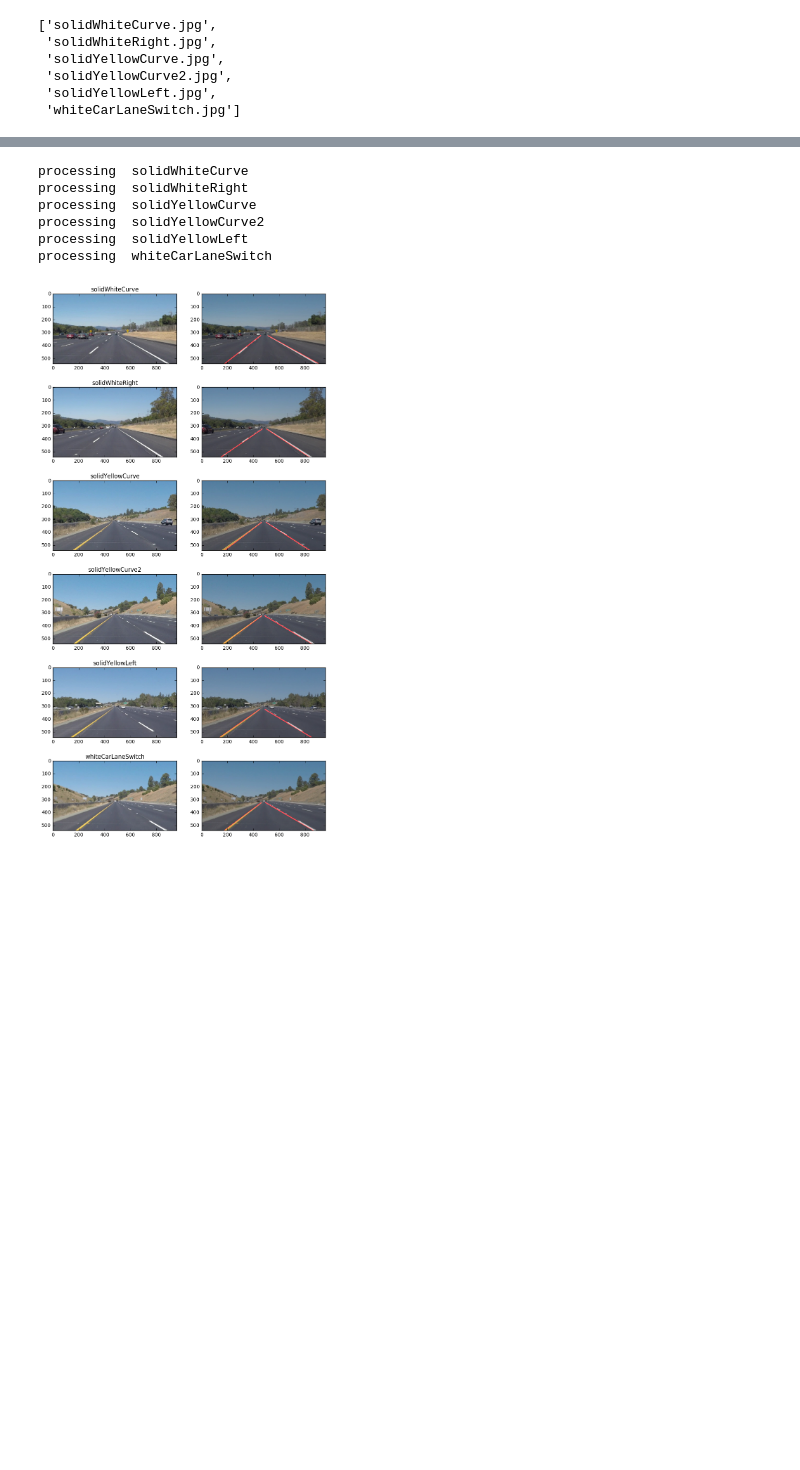
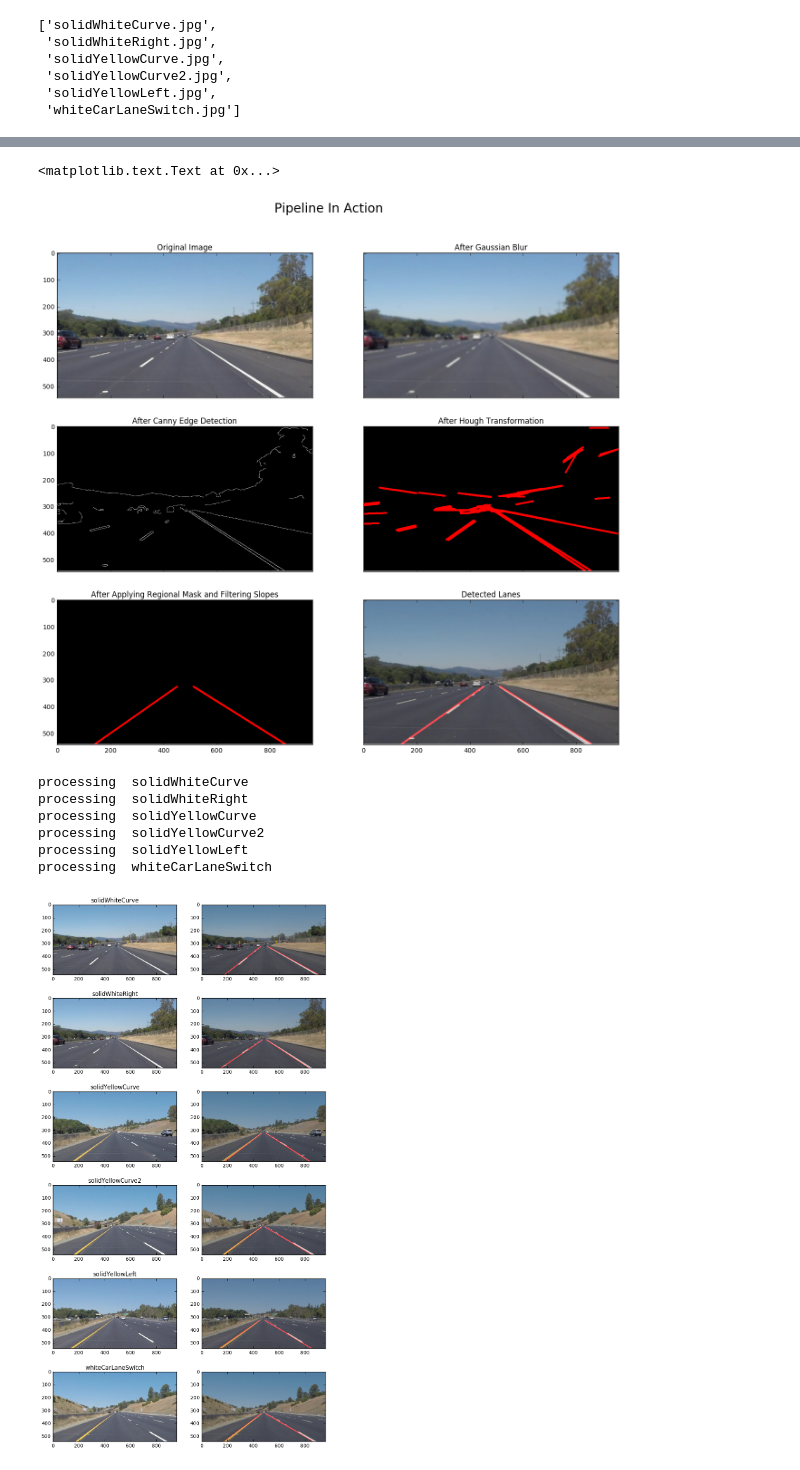
Before and after one commit to itoyjakra/Udacity_CarND, a Jupyter notebook: Term1/Project1/Lane_Detection.ipynb, the cells around one changed output, grey strips where cells are left out. Drawn from its saved outputs; the diff is of its cells as text; code cells hidden in the pictures; blank space fills up the shorter version.

Commit message:
Lane detection submission improved to address reviewer concerns

```diff
--- a/Term1/Project1/Lane_Detection.ipynb
+++ b/Term1/Project1/Lane_Detection.ipynb
@@ -263,6 +265,19 @@ def hough_lines(img, rho, theta, threshold, min_line_len, max_line_gap):
 
     return line_img
 
+def hough_lines_with_image(img, rho, theta, threshold, min_line_len, max_line_gap):
+    """
+    `img` should be the output of a Canny transform.
+
+    Returns an image with hough lines drawn.
+    """
+    lines = cv2.HoughLinesP(img, rho, theta, threshold, np.array([]), minLineLength=min_line_len, maxLineGap=max_line_gap)
+    line_img = np.zeros((*img.shape, 3), dtype=np.uint8)
+    draw_lines(line_img, lines, thickness=5)
+
+    return line_img
+
+
 # Python 3 has support for cool math symbols.
 
 def color_select(image, r, g, b):
@@ -345,3 +371,42 @@ def process_image(image, params=None):
+# %%
+orig_image = mpimg.imread(ImageDir + 'test_images/solidWhiteRight.jpg')
+v, h, c = orig_image.shape
+vertices = np.array([[h/2, v/2], [0, v], [h, v]], 'int32')
+
+fig, ((ax1, ax2), (ax3, ax4), (ax5, ax6)) = plt.subplots(3, 2, figsize=[16, 14], sharex=True, sharey=True)
+ax1.imshow(orig_image)
+ax1.set_title("Original Image")
+
+image = gaussian_blur(orig_image, 15)
+ax2.set_title("After Gaussian Blur")
+ax2.imshow(image)
+
+image = canny(image, 20, 100)
+ax3.set_title("After Canny Edge Detection")
+ax3.imshow(image, cmap='Greys_r')
+
+lines = hough_lines(image, 1, math.pi/180, 20, 50, 50)
+result = np.copy(image)
+image = hough_lines_with_image(image, 1, math.pi/180, 20, 50, 50)
+ax4.set_title("After Hough Transformation")
+ax4.imshow(image)
+
+lines = filter_slopes(lines, {'pos': {'low': 0.5,'high': 0.7}, 'neg': {'low': -0.9, 'high': -0.6}})
+lines = fill_frames_new(result, lines, 0.6)
+line_img = np.zeros((*result.shape, 3), dtype=np.uint8)
+draw_lines(line_img, lines, thickness=5)
+ax5.imshow(line_img)
+ax5.set_title("After Applying Regional Mask and Filtering Slopes")
+
+result = region_of_interest(line_img, [vertices])
+result = weighted_img(result, orig_image)
+ax6.imshow(result)
+ax6.set_title("Detected Lanes")
+
+plt.suptitle("Pipeline In Action", size=20)
+# %% [output]
+<matplotlib.text.Text at 0x...>
+[figure, added]
 # %%
 params = {}
 #params['area'] = {'vertices': }
```
Also changed, not shown: parts of 15 cells of this notebook, 1 other file.
